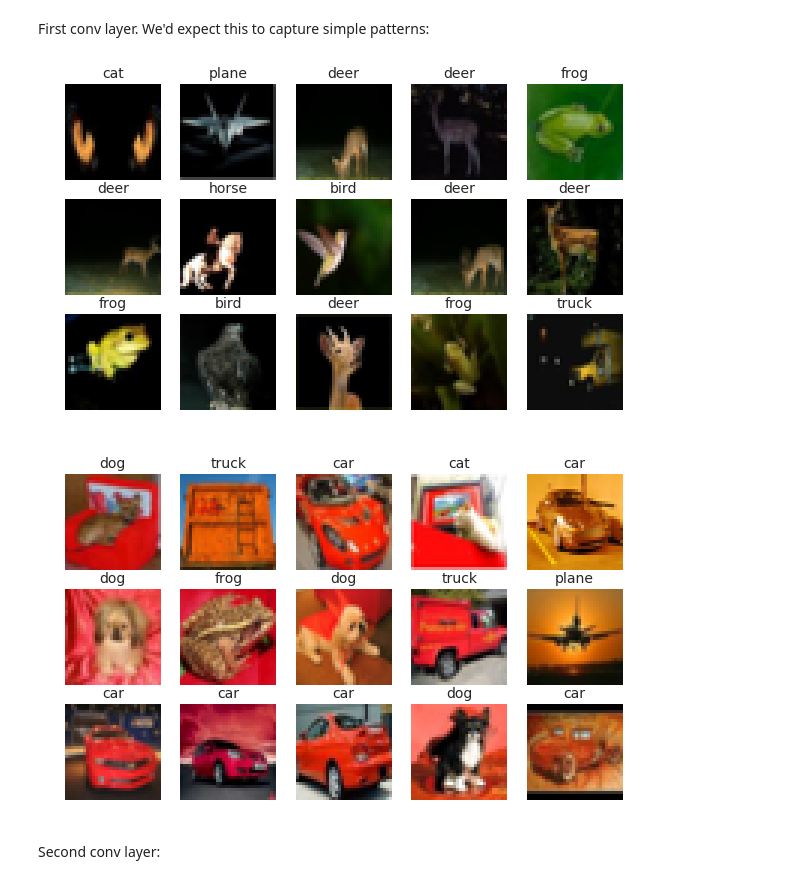
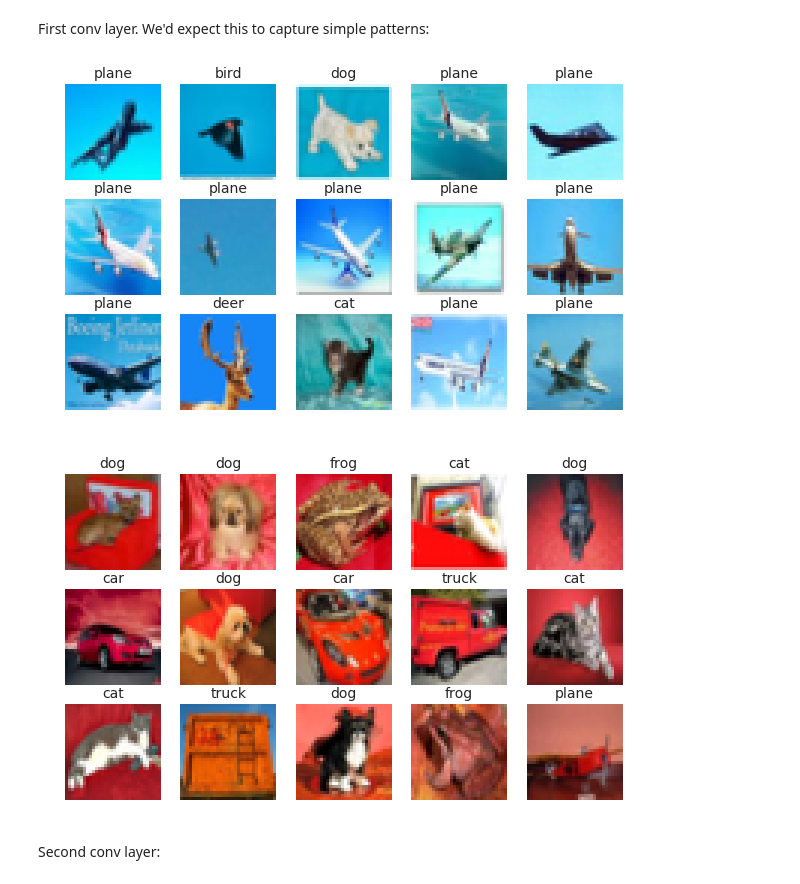
Before and after one commit to hollance/Ignition, a Jupyter notebook: examples/CIFAR10.ipynb, the cells around one changed output. Drawn from its saved outputs; the diff is of its cells as text; code cells hidden in the pictures.

```diff
--- a/examples/CIFAR10.ipynb
+++ b/examples/CIFAR10.ipynb
@@ -368,7 +386,7 @@ trainer.history.best_epoch()
 # %% [markdown]
 Load the best checkpoint:
 # %%
-checkpoint = torch.load(output_dir + "mymodel_ep35_loss0.6069_acc0.8214.pt")
+checkpoint = torch.load(output_dir + "mymodel_ep32_loss0.6293_acc0.8073.pt")
 net.load_state_dict(checkpoint["model"])
 # %%
 evaluate(net, eval_fn, cifar10.test_loader)
@@ -655,17 +683,18 @@ We can find out which images activate certain convolution filters the most.
 # %%
 def predict_norm(layer, channel):
     def pred(model, x):
-        batch_pred = forward(model, [layer], x)[0]
-        norm = batch_pred.data[:, channel, :, :].contiguous()
-        norm = norm.view(-1, norm.size(1)*norm.size(2)).norm(p=1, dim=1)
-        return norm
+        with torch.no_grad():
+            batch_pred = forward(model, [layer], x)[0]
+            norm = batch_pred[:, channel, :, :].contiguous()
+            norm = norm.view(-1, norm.size(1)*norm.size(2)).norm(p=1, dim=1)
+            return norm
     return pred
 
 def plot_images_with_largest_activations(net, layer, channel, k=15, nrows=3):
     y_true_ = np.array(cifar10.test_dataset.test_labels)
     activations = predict(net, predict_norm(layer, channel), cifar10.test_loader)
 
-    idxs = np.argsort(activations.numpy())[-k:][::-1]
+    idxs = np.argsort(activations.cpu().numpy())[-k:][::-1]
 
     titles = []
     for i, idx in enumerate(idxs):
@@ -678,11 +707,11 @@ First conv layer. We'd expect this to capture simple patterns:
 # %%
 plot_images_with_largest_activations(net, net.conv1, 2)
 # %% [output]
-[figure, old version]
+[figure, new version]
 # %%
-plot_images_with_largest_activations(net, net.conv1, 12)
+plot_images_with_largest_activations(net, net.conv1, 13)
 # %% [output]
-[figure, old version]
+[figure, new version]
 # %% [markdown]
 Second conv layer:
 # %%
```
Also changed, not shown: parts of 45 cells of this notebook, 8 other files.
